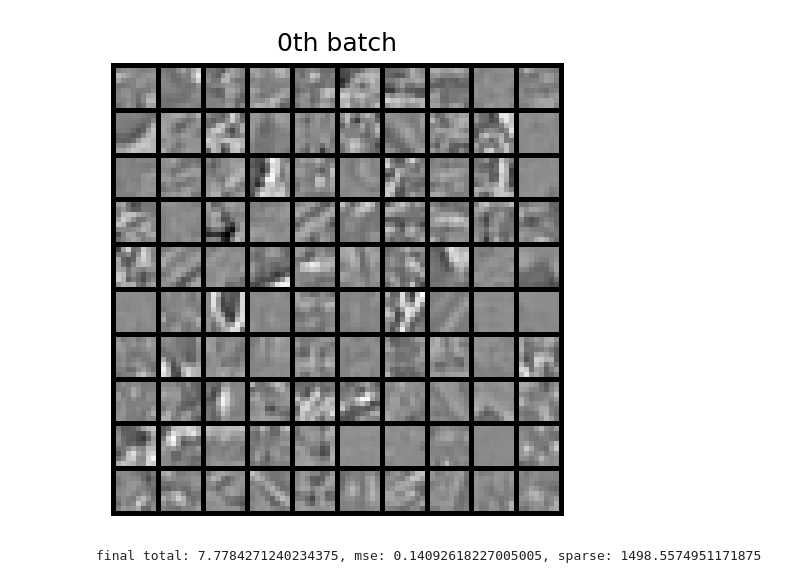
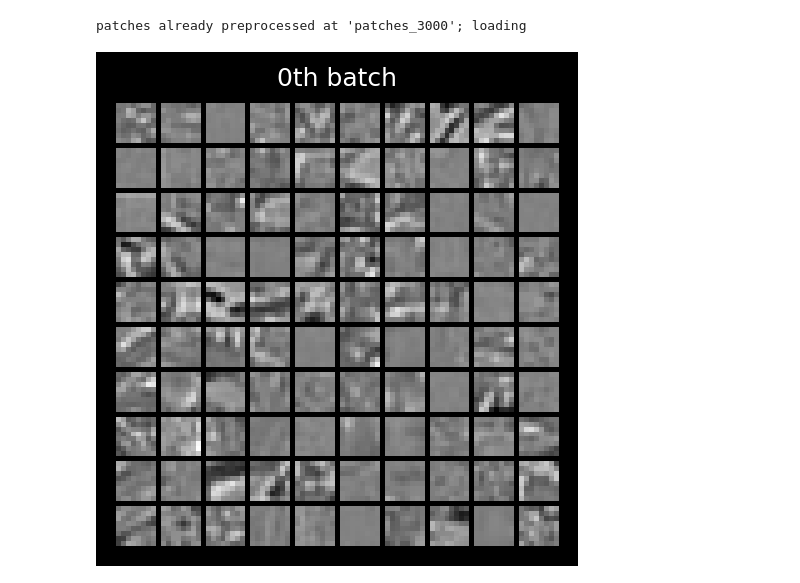
Before and after one commit to 9q9q/vanilla_sc, a Jupyter notebook: sparse_coding_demo.ipynb, the cells around one changed output. Saved outputs shown, nothing was run; the diff lists cells and outputs as text; code cells hidden in the pictures.

```diff
--- a/sparse_coding_demo.ipynb
+++ b/sparse_coding_demo.ipynb
@@ -66,59 +56,50 @@ phi = F.normalize(phi, dim=0)  # Normalize each basis to unit length.
-# %%
-# pre compute batches (slowest part)
-# patches = torch.zeros((epochs, batch_size, basis_size))
-# for i in range(epochs):
-#     patches[i, :,: ] = torch.Tensor(utils.extract_patches(imgs, patch_size, batch_size, rng))  # (batch_size, basis_size)
-# torch.save(patches, "patches_5k")
-
-# load batches
-patches = torch.load("../vanilla_sc_old/patches_5k")
-utils.visualize_patches(patches[0,:,:], "0th batch")
-# %% [output]
-[figure, removed]
+# %%
+# # Load or process patches.
+# # patches = utils.get_patches(imgs, epochs, batch_size, 64, "patches_7k_w_noise", rng) # w noise
+# patches = utils.get_patches(imgs, epochs, batch_size, 64, "patches_4k", rng) # w/o noise
+# utils.visualize_patches(patches[0,:,:], "0th batch")
+# # patches = torch.load("patches_5k")
+
+# Load or process patches.
+patches = utils.get_patches(imgs, epochs, batch_size, N, patch_dir, rng)
+utils.visualize_patches(patches[0, :, :], "0th batch")
+# %% [output]
+patches already preprocessed at 'patches_3000'; loading
+[figure, added]
 # %%
 # Initialize lists to store losses for plotting later.
 total_losses = []
 mses = []
 sparse_losses = []
-prev_loss = torch.inf  # Initialize this for inference early stopping condition.
+
+sigma = torch.sqrt(torch.var(patches))  # Fig. 4 description
+lambd = lambd_div_sigma * sigma
 
 for i in tqdm(range(epochs)):
     I = patches[i, :, :]
-    sigma = torch.sqrt(torch.var(I))  # Figure 4 description.
-    lambd = lambd_div_sigma * sigma  # Not used in optimization.
+    a = torch.zeros(batch_size, num_bases)
+    b = torch.mm(I, phi)  # (batch_size, num_bases)
+    C = torch.mm(phi.T, phi) - torch.eye(num_bases)
 
-    # Inner loop uses Euler's method to infer coefficients a.
-    a = torch.zeros(batch_size, num_bases)
-    for j in range(num_infer_iters):
-        b = torch.mm(I, phi)
-        C = torch.mm(phi.T, phi) - torch.eye(num_bases)
+    # This inner for loop uses Euler's method to learn coefficients a.
+    for _ in range(num_infer_iters):
+        # Obtain gradient based on Equation 5
+        da = a_lr * (b - torch.mm(C, a.T).T - ((lambd_div_sigma) *
+                                       S_prime(a/sigma)))  # (batch_size, num_bases)
+        a += da  # (batch_size, num_bases)
 
-        # Obtain gradient based on Equation 5.
-        da = b - torch.mm(C, a.T).T - ((lambd_div_sigma) * S_prime(a/sigma))
-        a += a_lr * da
-
-        # Decide whether to stop early based on change in loss.
-        mse, sparseness = loss_fn(I, Ihat, a, sigma)
-        loss = -(-mse - lambd * sparseness) / batch_size  # Equation 2.
-        if torch.abs(loss - prev_loss) < epsilon * prev_loss:
-            break
-        prev_loss = loss
-
-    # Update dictionary.
-    Ihat = torch.mm(phi, a.T).T
-    dphi = torch.mm((I - Ihat).T, a)  # Equation 6.
-    phi += phi_lr * dphi
+    # Update basis gradients.
+    Ihat = torch.mm(phi, a.T).T  # (batch_size, basis_size)
+    dphi = eta * (torch.mm((I - Ihat).T, a))  # Equation 6, (basis_size, num_bases)
+    phi += dphi
 
     # Normalize each basis to unit length.
     phi = F.normalize(phi, dim=0)
 
-    # Calculate loss for display purposes.
+    # Calculate loss for plotting purposes.
     mse, sparseness = loss_fn(I, Ihat, a, sigma)
-    total = -(-mse - lambd * sparseness) / batch_size # Equation 2.
+    total = -(-mse - lambd * sparseness) / batch_size  # Equation 2.
     total_losses.append(total)
     mses.append(mse)
     sparse_losses.append(sparseness)
-print("final total: {}, mse: {}, sparse: {}".format(total, mse, sparseness))
-# %% [output]
-final total: 7.7784271240234375, mse: 0.14092618227005005, sparse: 1498.5574951171875
 # %%
```
Also changed, not shown: parts of 6 cells of this notebook, 1 other file.
